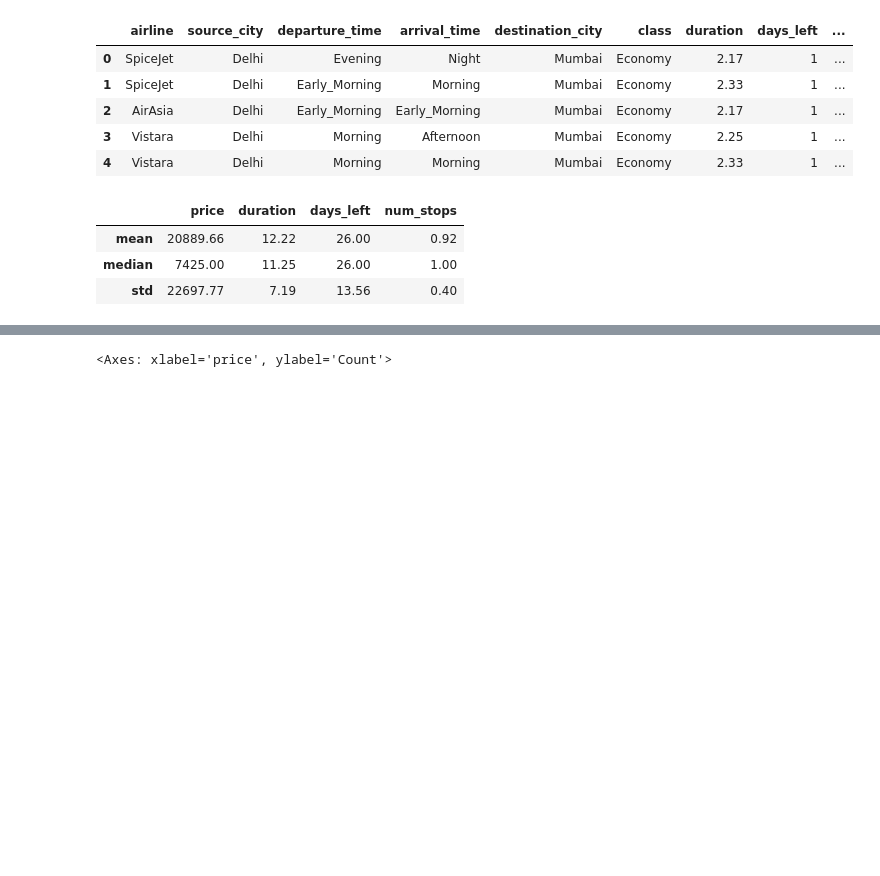
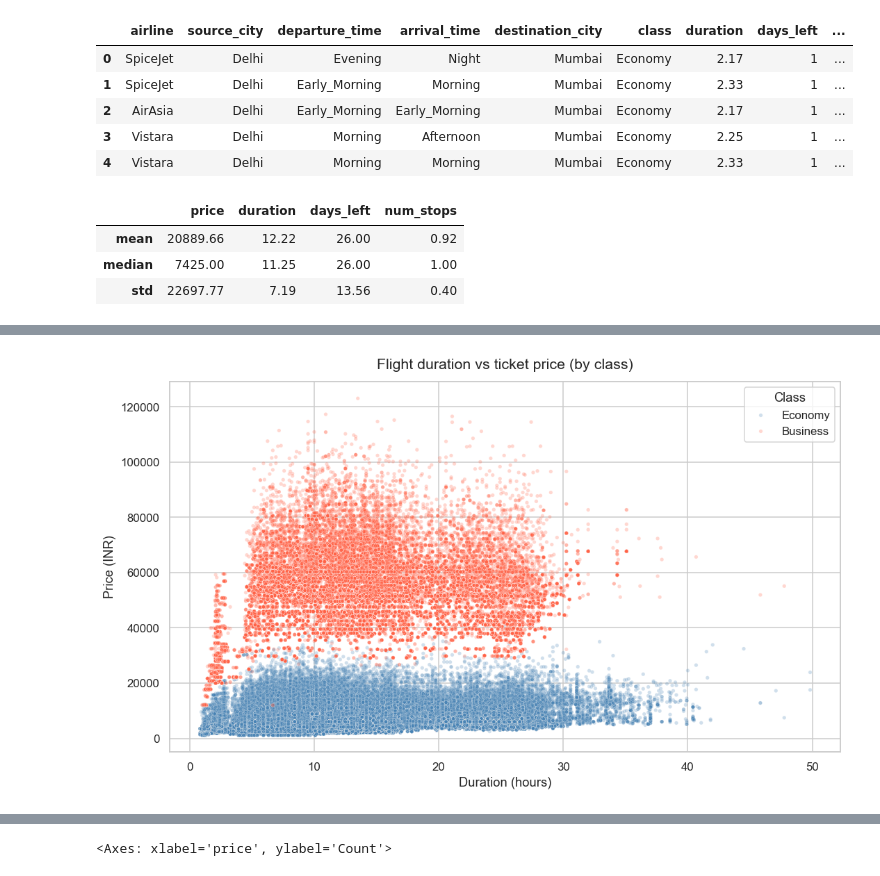
Before and after one commit to sofyakazykina/Flight-Price-Prediction, a Jupyter notebook: flight_analysis.ipynb, the cells around one changed output, grey strips where cells are left out. Saved outputs shown, nothing was run; the diff lists cells and outputs as text; code cells hidden in the pictures; blank space fills up the shorter version.

```diff
--- a/flight_analysis.ipynb
+++ b/flight_analysis.ipynb
@@ -199,0 +227,19 @@ df[['price', 'duration', 'days_left', 'num_stops']].agg(['mean', 'median', 'std'
+# %%
+# Scatter plot — flight duration vs price
+fig, ax = plt.subplots(figsize=(10, 6))
+
+palette = {'Economy': 'steelblue', 'Business': 'tomato'}
+sns.scatterplot(
+    data=df, x='duration', y='price',
+    hue='class', alpha=0.25, s=12,
+    palette=palette, ax=ax
+)
+
+ax.set_title('Flight duration vs ticket price (by class)', fontsize=14, pad=12)
+ax.set_xlabel('Duration (hours)', fontsize=12)
+ax.set_ylabel('Price (INR)', fontsize=12)
+ax.legend(title='Class', fontsize=11)
+plt.tight_layout()
+plt.show()
+# %% [output]
+[figure, added]
```
Also changed, not shown: parts of 6 cells of this notebook.
